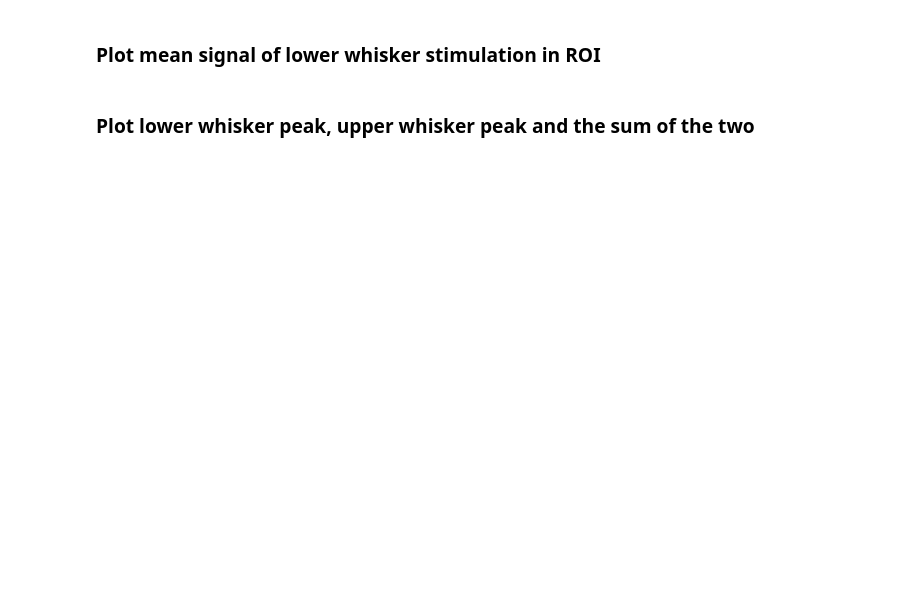
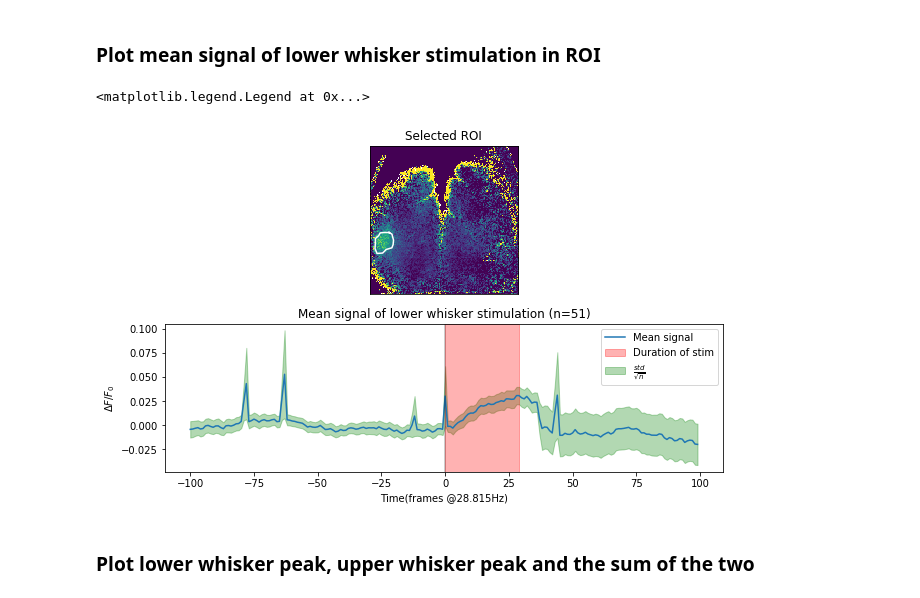
Before and after one commit to ubcbraincircuits/Dual_Imaging, a Jupyter notebook: FEDCODE/Dual_Imaging/Whisker Stimulation.ipynb, the cells around one changed output. Cells and saved outputs as stored; diff of their text form; code cells hidden in the pictures; blank space fills up the shorter version.

```diff
--- a/FEDCODE/Dual_Imaging/Whisker Stimulation.ipynb
+++ b/FEDCODE/Dual_Imaging/Whisker Stimulation.ipynb
@@ -298,26 +311,35 @@ plt.imshow(stim_mask)
 ### Plot mean signal of lower whisker stimulation in ROI
 # %%
 plt.figure(figsize=(10, 6))
-mean_stim_signal = np.mean(mean_stim_frames[:, stim_mask], axis=1)
-all_stim_signals = np.mean(all_stim_frames[:, :, stim_mask], axis=2)
-std_stim_signal = np.std(all_stim_signals, axis=0)/np.sqrt(all_stim_frames.shape[0])
-print(np.shape(all_stim_frames))
-time_stim = np.arange(-100, 100, 1)
+mean_stim_signal = numpy.mean(mean_stim_frames[:, stim_mask], axis=1)
+all_stim_signals = numpy.mean(all_stim_frames[:, :, stim_mask], axis=2)
+std_stim_signal = numpy.std(all_stim_signals, axis=0)/numpy.sqrt(all_stim_frames.shape[0])
+time_stim = numpy.arange(-100, 100, 1)
 plt.subplot(232)
 plt.title("Selected ROI")
 plt.imshow(mean_stim_frames[125], vmin=0, vmax=0.05)
 plt.yticks([])
 plt.xticks([])
-stim_roi.displayROI()
+stim_roi.display_roi()
 plt.subplot(212)
 plt.title("Mean signal of lower whisker stimulation (n=%s)"%str(all_stim_signals.shape[0]))
 plt.plot(time_stim, mean_stim_signal, label="Mean signal")
-plt.fill_between(time_stim, mean_stim_signal-std_stim_signal, mean_stim_signal+std_stim_signal, alpha=0.3, color='g', label=r"$\frac{std}{\sqrt{n}}$")
+plt.fill_between(
+    time_stim,
+    mean_stim_signal-std_stim_signal,
+    mean_stim_signal+std_stim_signal,
+    alpha=0.3,
+    color='g',
+    label=r"$\frac{std}{\sqrt{n}}$"
+)
 plt.ylabel(r"$\Delta F/F_0$")
 plt.xlabel("Time(frames @28.815Hz)")
 plt.axvline(0, color='k', linewidth=0.4)
 plt.axvspan(0, 29, alpha=0.3, color='r', label="Duration of stim")
 plt.legend()
+# %% [output]
+<matplotlib.legend.Legend at 0x...>
+[figure, added]
 # %% [markdown]
 ### Plot lower whisker peak, upper whisker peak and the sum of the two
 # %%
```
Also changed, not shown: parts of 11 cells of this notebook.
